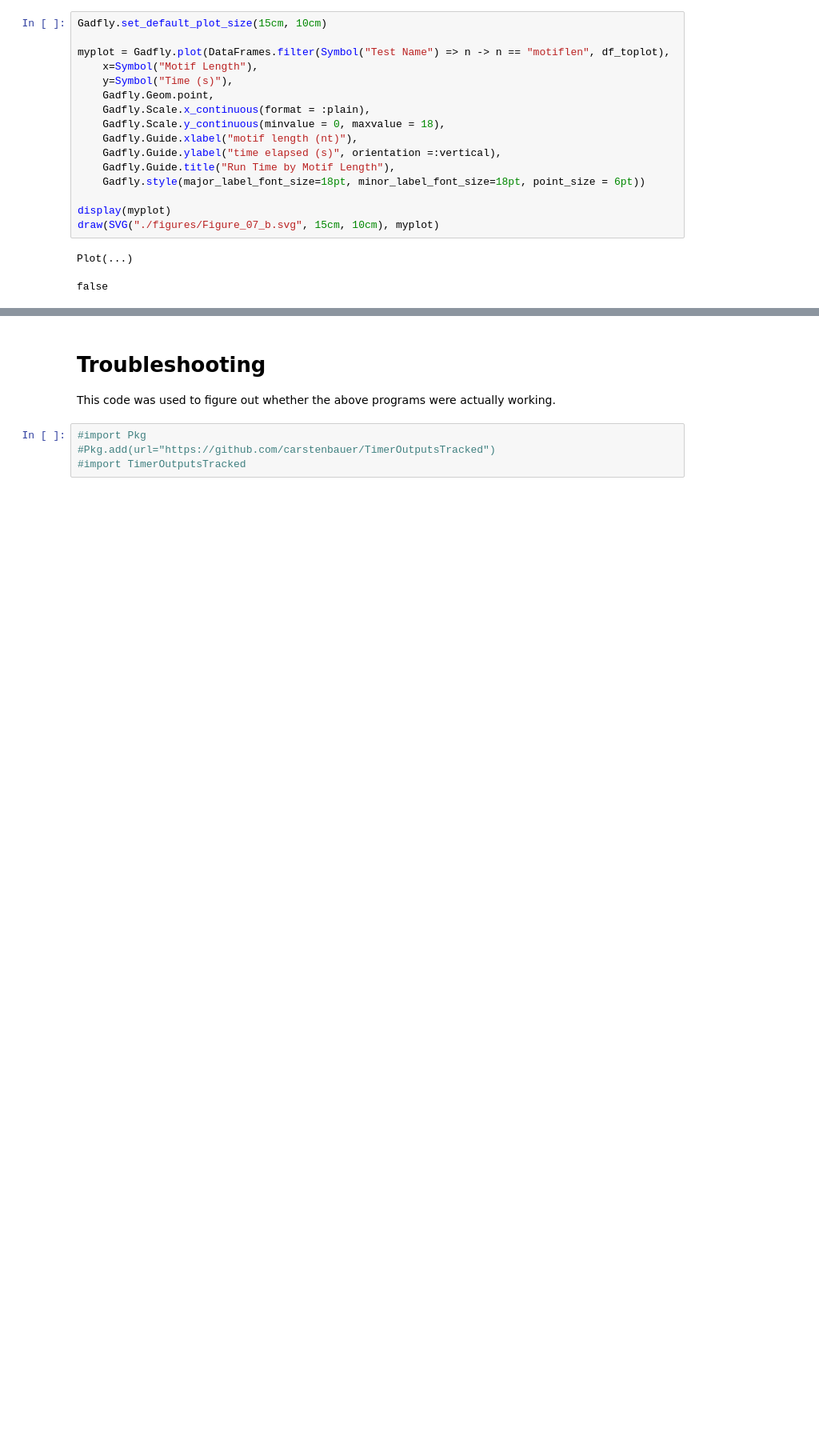
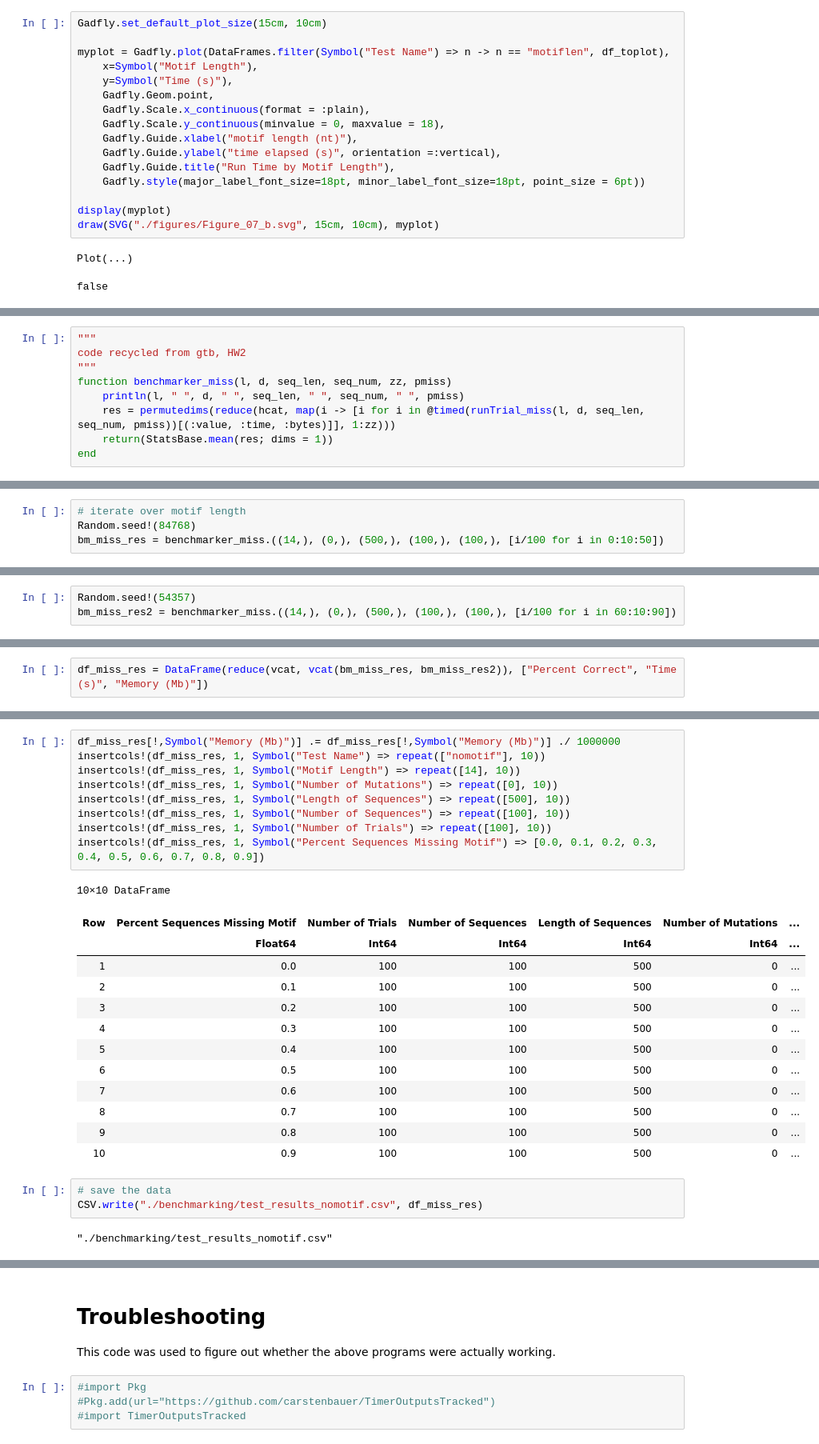
Before and after one commit to Karthik2924/CSC530_project, a Jupyter notebook: pso paper implementation.ipynb, the cells around one changed output, grey strips where cells are left out. Shown at 80% size. Saved outputs shown, nothing was run; the diff lists cells and outputs as text; blank space fills up the shorter version.

```diff
--- a/pso paper implementation.ipynb
+++ b/pso paper implementation.ipynb
@@ -1810,0 +1907,9 @@ false
+# %%
+"""
+code recycled from gtb, HW2
+"""
+function benchmarker_miss(l, d, seq_len, seq_num, zz, pmiss)
+    println(l, " ", d, " ", seq_len, " ", seq_num, " ", pmiss)
+    res = permutedims(reduce(hcat, map(i -> [i for i in @timed(runTrial_miss(l, d, seq_len, seq_num, pmiss))[(:value, :time, :bytes)]], 1:zz)))
+    return(StatsBase.mean(res; dims = 1))
+end
@@ -1810,0 +1918,4 @@ false
+# %%
+# iterate over motif length
+Random.seed!(84768)
+bm_miss_res = benchmarker_miss.((14,), (0,), (500,), (100,), (100,), [i/100 for i in 0:10:50])
@@ -1810,0 +1936,3 @@ false
+# %%
+Random.seed!(54357)
+bm_miss_res2 = benchmarker_miss.((14,), (0,), (500,), (100,), (100,), [i/100 for i in 60:10:90])
@@ -1810,0 +1949,2 @@ false
+# %%
+df_miss_res = DataFrame(reduce(vcat, vcat(bm_miss_res, bm_miss_res2)), ["Percent Correct", "Time (s)", "Memory (Mb)"])
@@ -1810,0 +1965,28 @@ false
+# %%
+df_miss_res[!,Symbol("Memory (Mb)")] .= df_miss_res[!,Symbol("Memory (Mb)")] ./ 1000000
+insertcols!(df_miss_res, 1, Symbol("Test Name") => repeat(["nomotif"], 10))
+insertcols!(df_miss_res, 1, Symbol("Motif Length") => repeat([14], 10))
+insertcols!(df_miss_res, 1, Symbol("Number of Mutations") => repeat([0], 10))
+insertcols!(df_miss_res, 1, Symbol("Length of Sequences") => repeat([500], 10))
+insertcols!(df_miss_res, 1, Symbol("Number of Sequences") => repeat([100], 10))
+insertcols!(df_miss_res, 1, Symbol("Number of Trials") => repeat([100], 10))
+insertcols!(df_miss_res, 1, Symbol("Percent Sequences Missing Motif") => [0.0, 0.1, 0.2, 0.3, 0.4, 0.5, 0.6, 0.7, 0.8, 0.9])
+# %% [output]
+10×10 DataFrame
+| Row | Percent Sequences Missing Motif | Number of Trials | Number of Sequences | Length of Sequences | Number of Mutations | ... |
+|  | Float64 | Int64 | Int64 | Int64 | Int64 | ... |
+| 1 | 0.0 | 100 | 100 | 500 | 0 | ... |
+| 2 | 0.1 | 100 | 100 | 500 | 0 | ... |
+| 3 | 0.2 | 100 | 100 | 500 | 0 | ... |
+| 4 | 0.3 | 100 | 100 | 500 | 0 | ... |
+| 5 | 0.4 | 100 | 100 | 500 | 0 | ... |
+| 6 | 0.5 | 100 | 100 | 500 | 0 | ... |
+| 7 | 0.6 | 100 | 100 | 500 | 0 | ... |
+| 8 | 0.7 | 100 | 100 | 500 | 0 | ... |
+| 9 | 0.8 | 100 | 100 | 500 | 0 | ... |
+| 10 | 0.9 | 100 | 100 | 500 | 0 | ... |
+# %%
+# save the data
+CSV.write("./benchmarking/test_results_nomotif.csv", df_miss_res)
+# %% [output]
+"./benchmarking/test_results_nomotif.csv"
```
Also changed, not shown: parts of 19 cells of this notebook, 7 other files.
